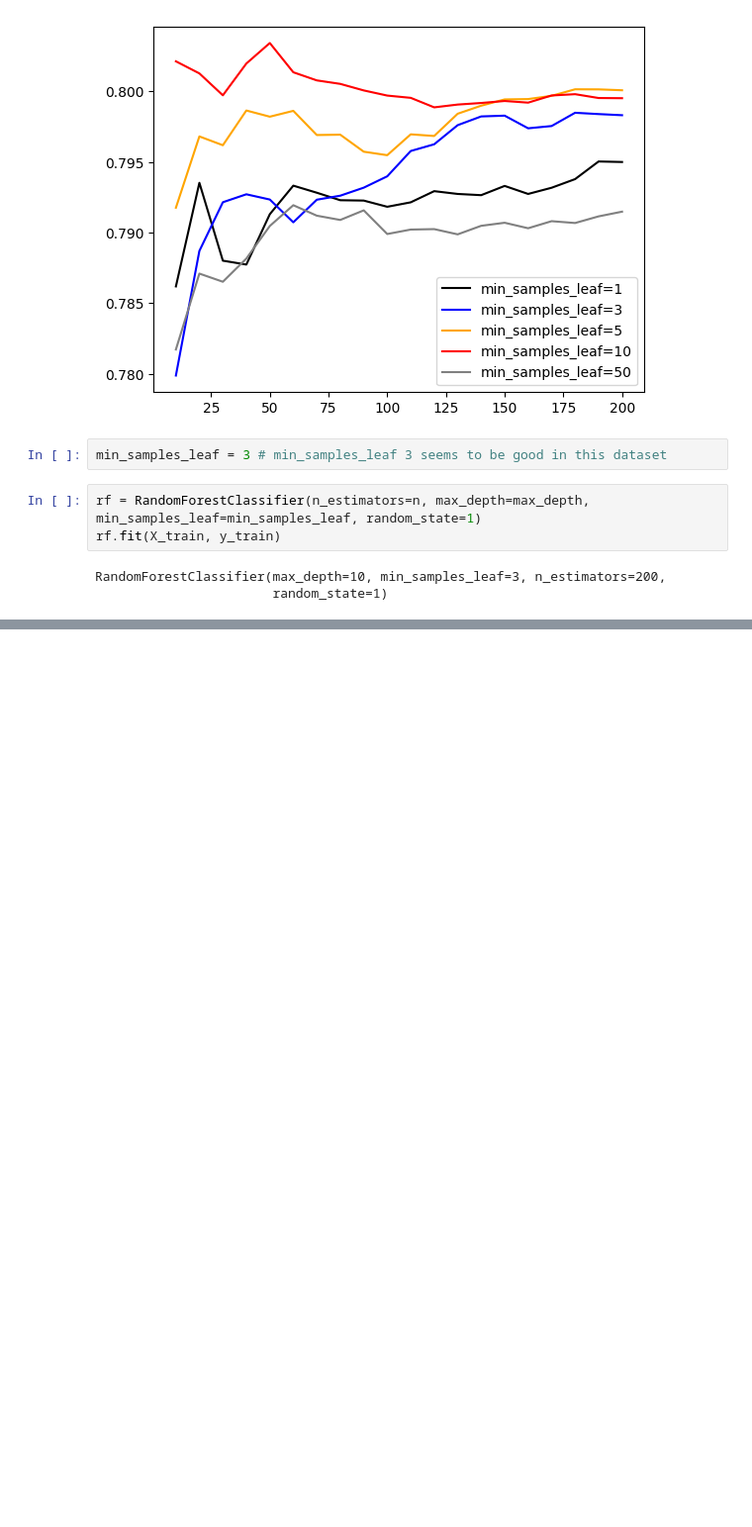
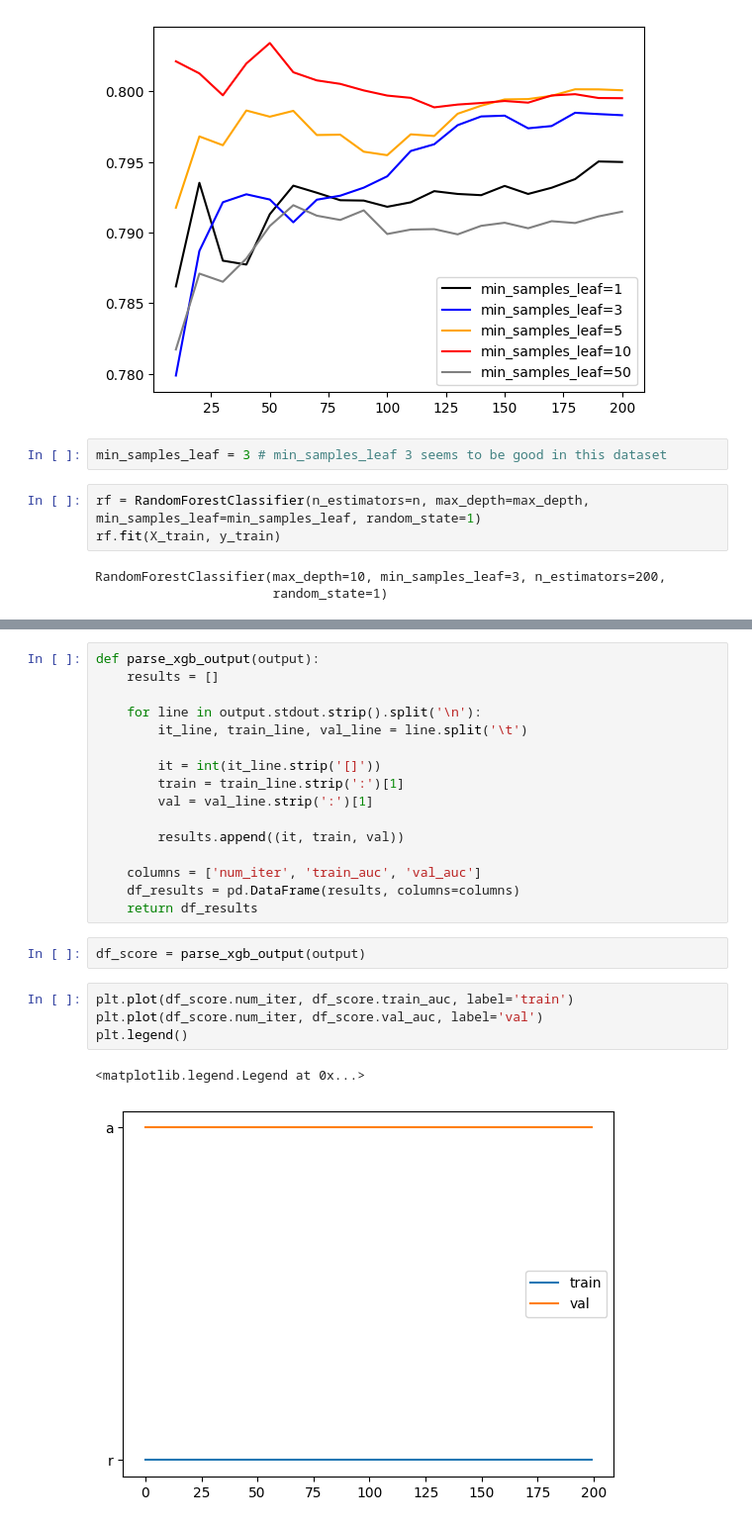
Before and after one commit to bjdeb1986/machine-learning-zoomcamp-homework-bjdeb, a Jupyter notebook: 06-Trees/CreditRisk.ipynb, the cells around one changed output, grey strips where cells are left out. Shown: that part at 99% size. Cells and saved outputs as stored; diff of their text form; blank space fills up the shorter version.

```diff
--- a/06-Trees/CreditRisk.ipynb
+++ b/06-Trees/CreditRisk.ipynb
@@ -727,0 +813,25 @@ RandomForestClassifier(max_depth=10, min_samples_leaf=3, n_estimators=200,
+# %%
+def parse_xgb_output(output):
+    results = []
+
+    for line in output.stdout.strip().split('\n'):
+        it_line, train_line, val_line = line.split('\t')
+
+        it = int(it_line.strip('[]'))
+        train = train_line.strip(':')[1]
+        val = val_line.strip(':')[1]
+
+        results.append((it, train, val))
+
+    columns = ['num_iter', 'train_auc', 'val_auc']
+    df_results = pd.DataFrame(results, columns=columns)
+    return df_results
+# %%
+df_score = parse_xgb_output(output)
+# %%
+plt.plot(df_score.num_iter, df_score.train_auc, label='train')
+plt.plot(df_score.num_iter, df_score.val_auc, label='val')
+plt.legend()
+# %% [output]
+<matplotlib.legend.Legend at 0x...>
+[figure, added]
```
Also changed, not shown: parts of 11 cells of this notebook.
